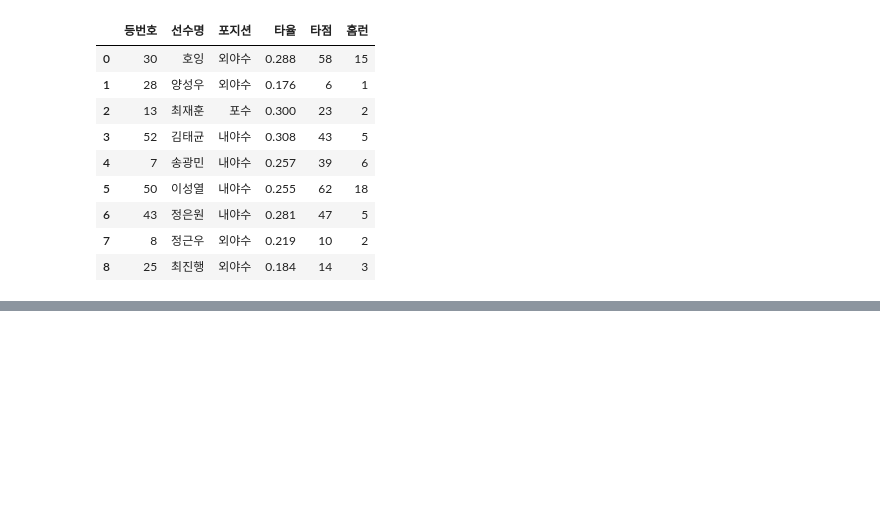
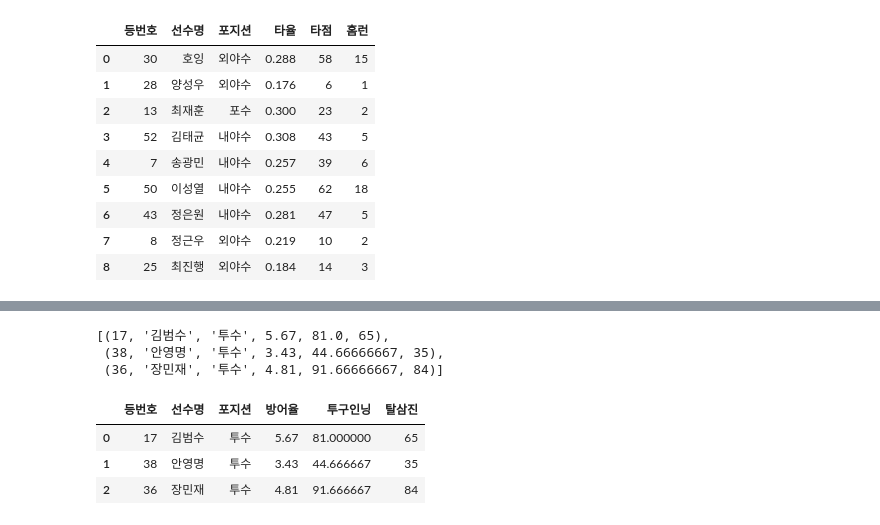
Before and after one commit to Blockhead4/Python-DataScience, a Jupyter notebook: 03_SQLite3/sqlite3.ipynb, the cells around one changed output, grey strips where cells are left out. Cells and saved outputs as stored; diff of their text form; code cells hidden in the pictures; blank space fills up the shorter version.

```diff
--- a/03_SQLite3/sqlite3.ipynb
+++ b/03_SQLite3/sqlite3.ipynb
@@ -345,2 +406,24 @@ eagles_df
+# %%
+sql = "SELECT e.back_no, e.name, e.position, \
+              s.era, s.ip, s.so \
+              FROM Eagles AS e JOIN Pitcher_Stats AS s \
+              ON e.name LIKE s.name;"
+cur = conn.cursor()
+cur.execute(sql)
+join = cur.fetchall()
+join
+# %% [output]
+[(17, '김범수', '투수', 5.67, 81.0, 65),
+ (38, '안영명', '투수', 3.43, 44.66666667, 35),
+ (36, '장민재', '투수', 4.81, 91.66666667, 84)]
+# %%
+column_name = ['등번호', '선수명', '포지션', '방어율', '투구인닝', '탈삼진']
+pitcher_df = pd.DataFrame(join, columns = column_name)
+pitcher_df
+# %% [output]
+|  | 등번호 | 선수명 | 포지션 | 방어율 | 투구인닝 | 탈삼진 |
+| 0 | 17 | 김범수 | 투수 | 5.67 | 81.000000 | 65 |
+| 1 | 38 | 안영명 | 투수 | 3.43 | 44.666667 | 35 |
+| 2 | 36 | 장민재 | 투수 | 4.81 | 91.666667 | 84 |
 # %%
 conn.close()
```
Also changed, not shown: parts of 6 cells of this notebook, 7 other files.
